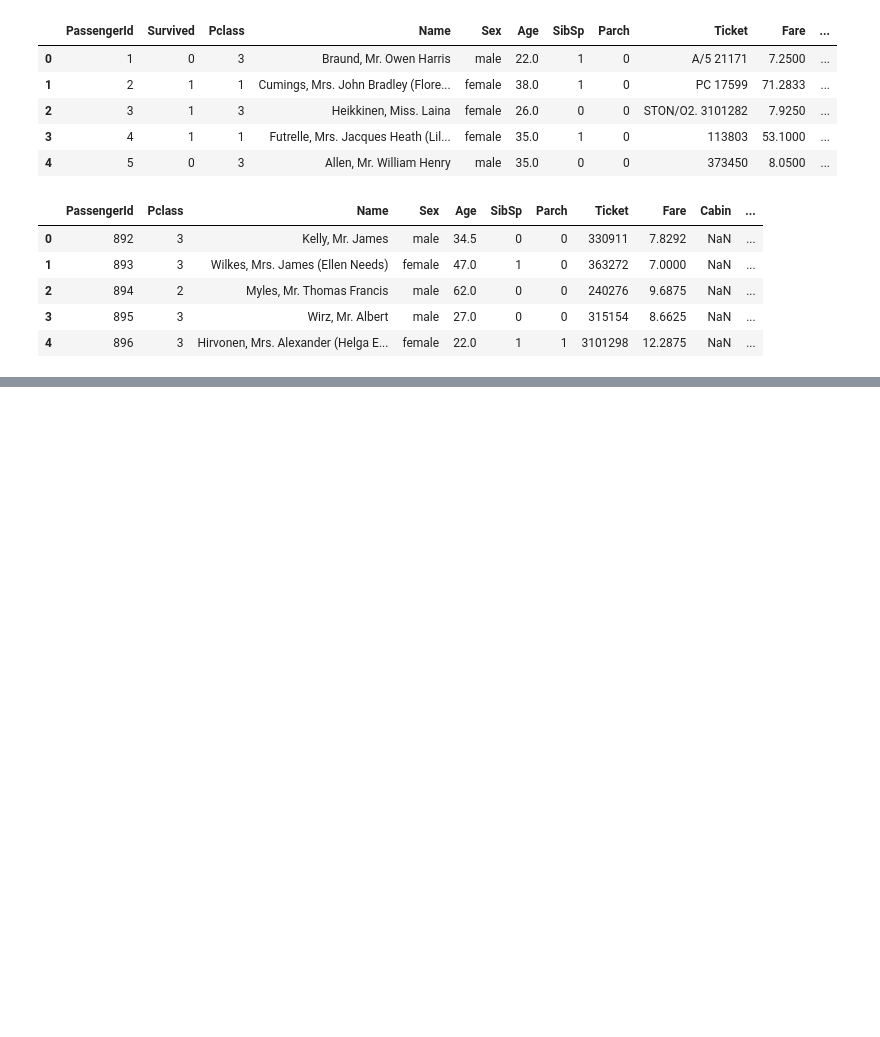
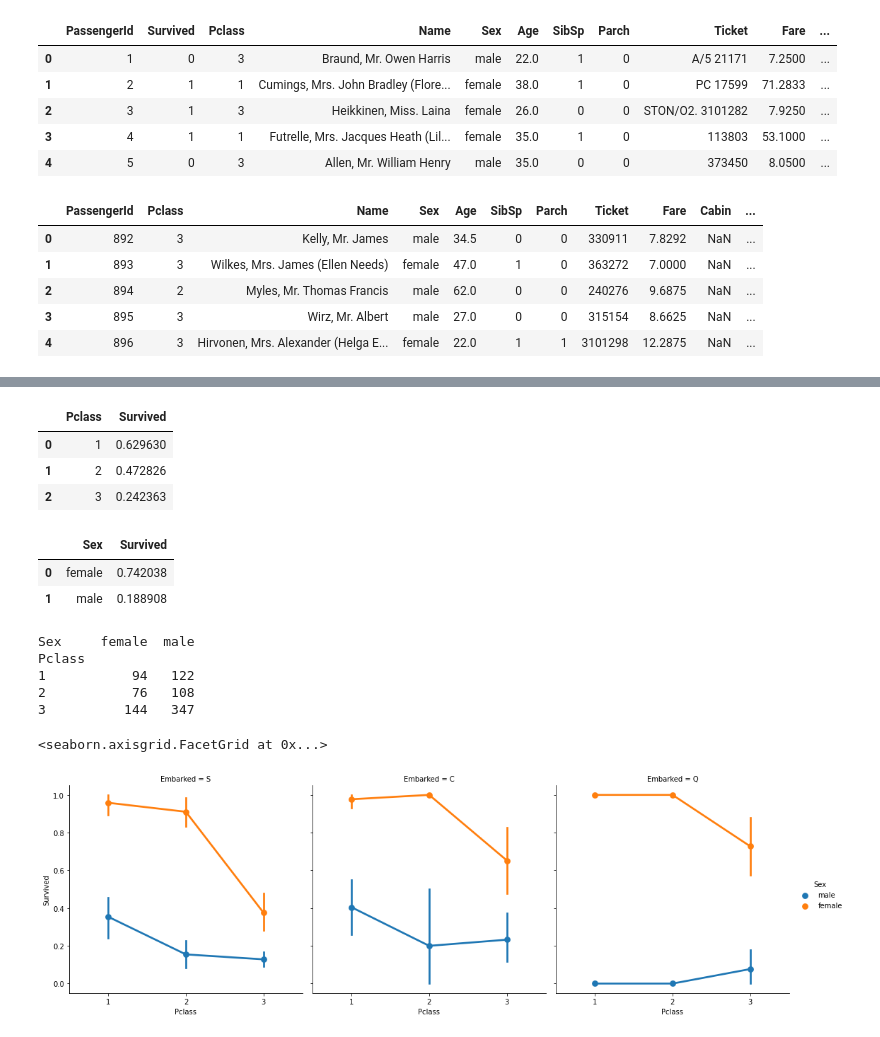
Before and after one commit to WebsiteDisplayName/kaggletitanic, a Jupyter notebook: kaggletitanic.ipynb, the cells around one changed output, grey strips where cells are left out. Saved outputs shown, nothing was run; the diff lists cells and outputs as text; code cells hidden in the pictures; blank space fills up the shorter version.

Commit message:
looking at guide, learning

```diff
--- a/kaggletitanic.ipynb
+++ b/kaggletitanic.ipynb
@@ -25,0 +71,50 @@ test_data.head()
+# %%
+# https://www.kaggle.com/code/chapagain/titanic-solution-a-beginner-s-guide/notebook
+# higher class passegers have better survival
+train_data.Pclass.value_counts()
+train_data.groupby('Pclass').Survived.value_counts()
+train_data[['Pclass', 'Survived']].groupby(['Pclass'], as_index=False).mean()
+sns.barplot(x='Pclass', y='Survived', data=train_data)
+# %% [output]
+|  | Pclass | Survived |
+| 0 | 1 | 0.629630 |
+| 1 | 2 | 0.472826 |
+| 2 | 3 | 0.242363 |
+# %%
+# females have better survival rate
+train_data.Sex.value_counts()
+train_data.groupby('Sex').Survived.value_counts()
+train_data[['Sex', 'Survived']].groupby(['Sex'], as_index=False).mean()
+sns.barplot(x="Sex", y="Survived", data=train_data)
+# %% [output]
+|  | Sex | Survived |
+| 0 | female | 0.742038 |
+| 1 | male | 0.188908 |
+# %%
+# train_data.groupby("Pclass").Sex.value_counts(normalize=True) gives value_count / total for group (aka percentage)
+# train_data.groupby("Pclass").Sex.value_counts(normalize=True)
+# tab = pd.crosstab(train_data['Pclass'], train_data['Sex'], normalize="index") percentage option
+tab = pd.crosstab(train_data['Pclass'], train_data['Sex'])
+print (tab)
+
+# graph
+# tab.div(tab.sum(1).astype(float), axis=0).plot(kind="bar", stacked=True)
+# plt.xlabel('Pclass')
+# plt.ylabel('Percentage')
+sns.factorplot(x='Sex', y='Survived', hue='Pclass', data=train_data)
+
+# females in 1st & 2nd class had high survival rates (almost 100%)
+# %% [output]
+Sex     female  male
+Pclass
+1           94   122
+2           76   108
+3          144   347
+# %%
+# embarked vs survived
+# embarked = col, hue = pclass, sex = x, survived = y
+train_data.groupby(["Embarked" , "Pclass","Sex"]).Survived.value_counts()
+sns.factorplot(x='Pclass', y='Survived', hue='Sex', col="Embarked", data=train_data)
+# %% [output]
+<seaborn.axisgrid.FacetGrid at 0x...>
+[figure, added]
```
Also changed, not shown: parts of 10 cells of this notebook, 1 other file.
